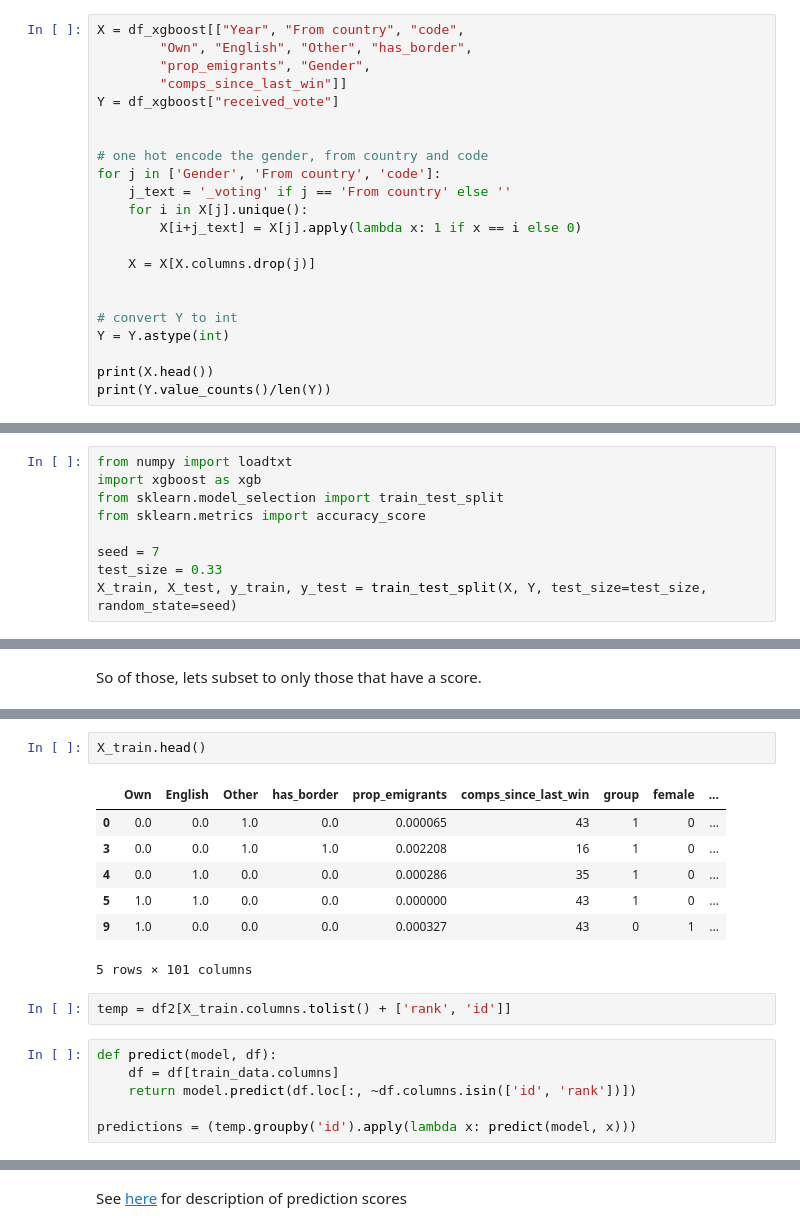
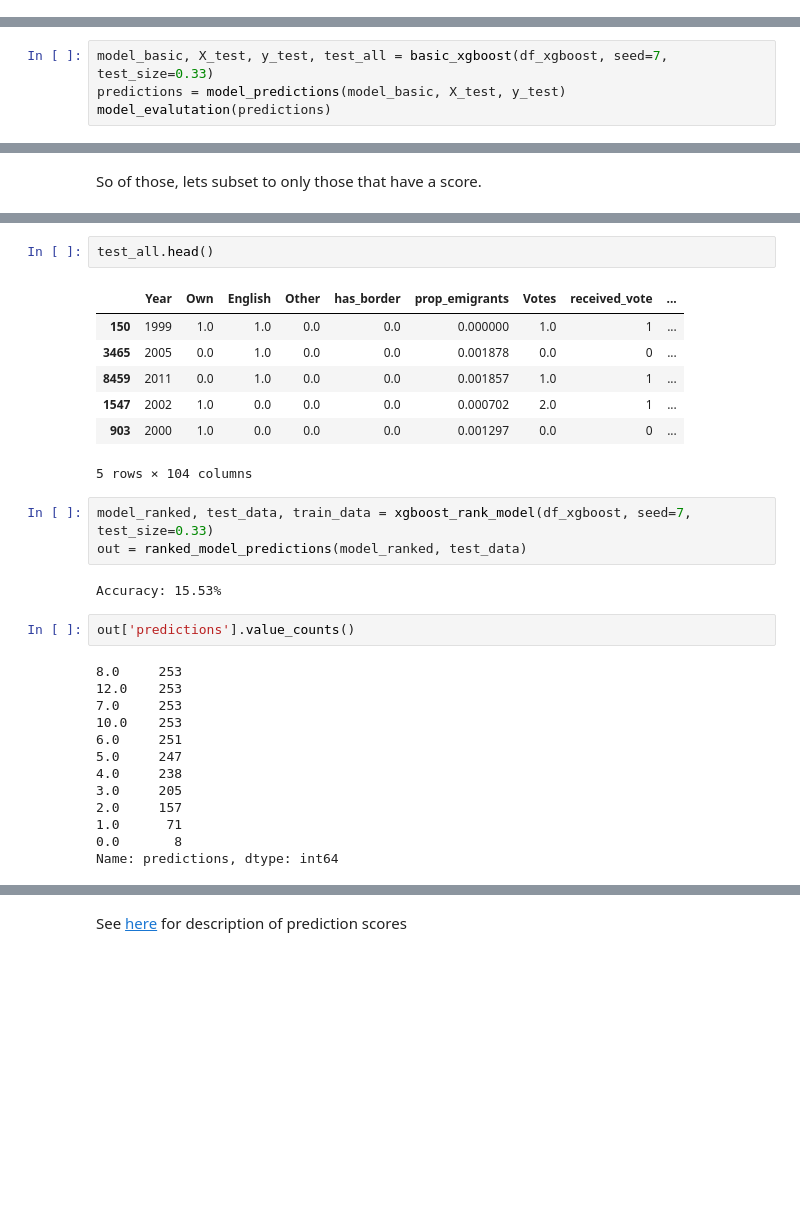
Before and after one commit to KatrionaGoldmann/Eurovision_TDS, a Jupyter notebook: xgboost.ipynb, the cells around one changed output, grey strips where cells are left out. Cells and saved outputs as stored; diff of their text form; blank space fills up the shorter version.

Commit message:
two working models

```diff
--- a/xgboost.ipynb
+++ b/xgboost.ipynb
@@ -247,25 +95,3 @@ See the caveats in the documentation: https://pandas.pydata.org/pandas-docs/stab
 | 2 | 1999 | AT | 0.0 | 1.0 | 0.0 | 0.0 | 0.0 | CY | 0.000170 | ... |
 | 3 | 1999 | AT | 10.0 | 0.0 | 0.0 | 1.0 | 1.0 | DE | 0.002208 | ... |
 | 4 | 1999 | AT | 5.0 | 0.0 | 1.0 | 0.0 | 0.0 | DK | 0.000286 | ... |
-# %%
-X = df_xgboost[["Year", "From country", "code",
-        "Own", "English", "Other", "has_border",
-        "prop_emigrants", "Gender",
-        "comps_since_last_win"]]
-Y = df_xgboost["received_vote"]
-
-
-# one hot encode the gender, from country and code
-for j in ['Gender', 'From country', 'code']:
-    j_text = '_voting' if j == 'From country' else ''
-    for i in X[j].unique():
-        X[i+j_text] = X[j].apply(lambda x: 1 if x == i else 0)
-
-    X = X[X.columns.drop(j)]
-
-
-# convert Y to int
-Y = Y.astype(int)
-
-print(X.head())
-print(Y.value_counts()/len(Y))
@@ -295,9 +97,0 @@ Name: received_vote, dtype: float64
-# %%
-from numpy import loadtxt
-import xgboost as xgb
-from sklearn.model_selection import train_test_split
-from sklearn.metrics import accuracy_score
-
-seed = 7
-test_size = 0.33
-X_train, X_test, y_train, y_test = train_test_split(X, Y, test_size=test_size, random_state=seed)
@@ -338,0 +164,4 @@ sns.heatmap(cm, annot=True, fmt="d")
+# %%
+model_basic, X_test, y_test, test_all = basic_xgboost(df_xgboost, seed=7, test_size=0.33)
+predictions = model_predictions(model_basic, X_test, y_test)
+model_evalutation(predictions)
@@ -449,18 +395,30 @@ XGBRanker(base_score=None, booster='gbtree', callbacks=None,
 # %%
-X_train.head()
+test_all.head()
 # %% [output]
-|  | Own | English | Other | has_border | prop_emigrants | comps_since_last_win | group | female | ... |
-| 0 | 0.0 | 0.0 | 1.0 | 0.0 | 0.000065 | 43 | 1 | 0 | ... |
-| 3 | 0.0 | 0.0 | 1.0 | 1.0 | 0.002208 | 16 | 1 | 0 | ... |
-| 4 | 0.0 | 1.0 | 0.0 | 0.0 | 0.000286 | 35 | 1 | 0 | ... |
-| 5 | 1.0 | 1.0 | 0.0 | 0.0 | 0.000000 | 43 | 1 | 0 | ... |
-| 9 | 1.0 | 0.0 | 0.0 | 0.0 | 0.000327 | 43 | 0 | 1 | ... |
+|  | Year | Own | English | Other | has_border | prop_emigrants | Votes | received_vote | ... |
+| 150 | 1999 | 1.0 | 1.0 | 0.0 | 0.0 | 0.000000 | 1.0 | 1 | ... |
+| 3465 | 2005 | 0.0 | 1.0 | 0.0 | 0.0 | 0.001878 | 0.0 | 0 | ... |
+| 8459 | 2011 | 0.0 | 1.0 | 0.0 | 0.0 | 0.001857 | 1.0 | 1 | ... |
+| 1547 | 2002 | 1.0 | 0.0 | 0.0 | 0.0 | 0.000702 | 2.0 | 1 | ... |
+| 903 | 2000 | 1.0 | 0.0 | 0.0 | 0.0 | 0.001297 | 0.0 | 0 | ... |
-5 rows × 101 columns
+5 rows × 104 columns
-# %%
-temp = df2[X_train.columns.tolist() + ['rank', 'id']]
-# %%
-def predict(model, df):
-    df = df[train_data.columns]
-    return model.predict(df.loc[:, ~df.columns.isin(['id', 'rank'])])
-
-predictions = (temp.groupby('id').apply(lambda x: predict(model, x)))
+# %%
+model_ranked, test_data, train_data = xgboost_rank_model(df_xgboost, seed=7, test_size=0.33)
+out = ranked_model_predictions(model_ranked, test_data)
+# %% [output]
+Accuracy: 15.53%
+# %%
+out['predictions'].value_counts()
+# %% [output]
+8.0     253
+12.0    253
+7.0     253
+10.0    253
+6.0     251
+5.0     247
+4.0     238
+3.0     205
+2.0     157
+1.0      71
+0.0       8
+Name: predictions, dtype: int64
```
Also changed, not shown: parts of 58 cells of this notebook.
